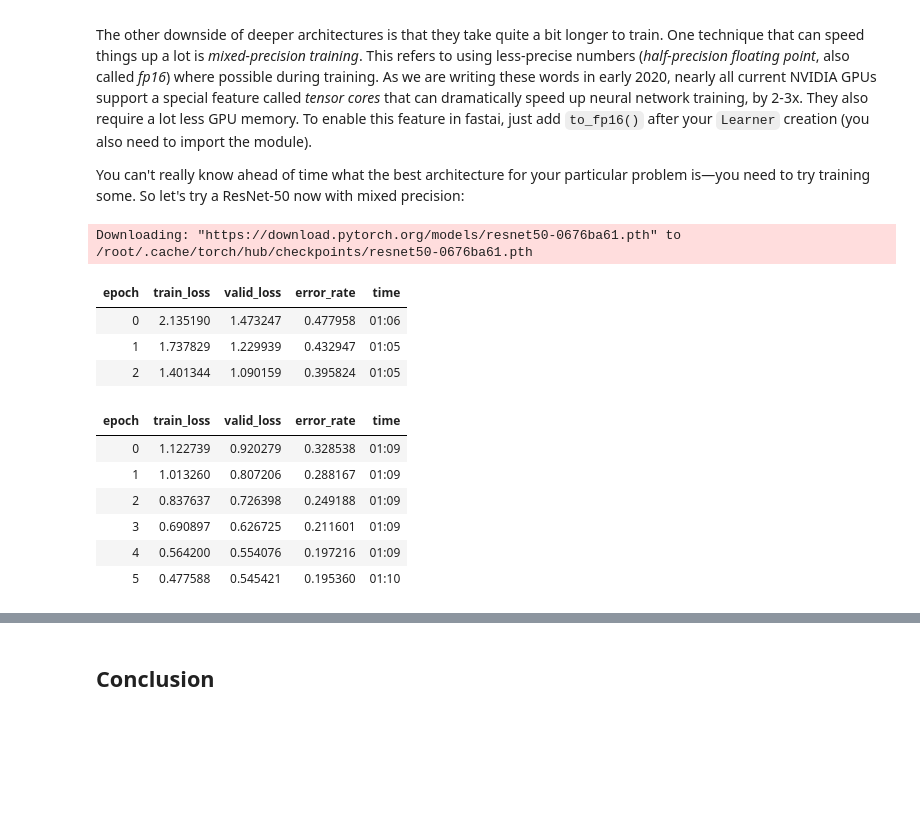
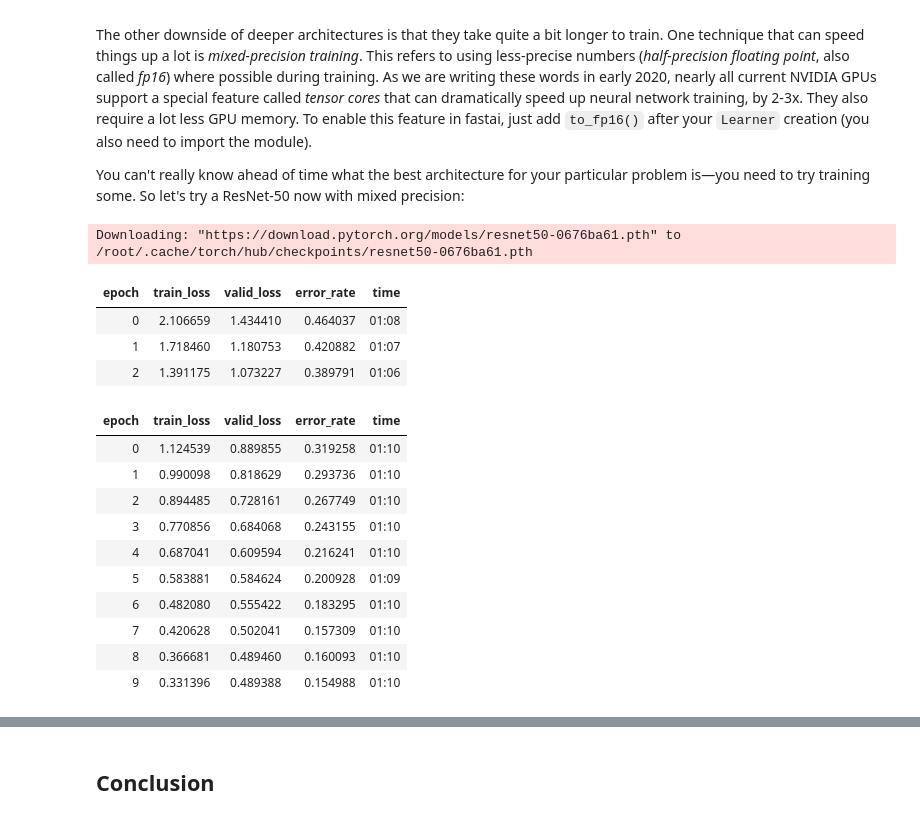
Before and after one commit to afortuny/DeepLearningFastAI, a Jupyter notebook: 05_fine tuning in DL.ipynb, the cells around one changed output, grey strips where cells are left out. Cells and saved outputs as stored; diff of their text form; code cells hidden in the pictures; blank space fills up the shorter version.

```diff
--- a/05_fine tuning in DL.ipynb
+++ b/05_fine tuning in DL.ipynb
@@ -464,17 +413,21 @@ You can't really know ahead of time what the best architecture for your particul
 # %%
 from fastai.callback.fp16 import *
 learn = vision_learner(dls, resnet50, metrics=error_rate).to_fp16()
-learn.fine_tune(6, freeze_epochs=3)
+learn.fine_tune(10, freeze_epochs=3)
 # %% [output]
 Downloading: "https://download.pytorch.org/models/resnet50-0676ba61.pth" to /root/.cache/torch/hub/checkpoints/resnet50-0676ba61.pth
 | epoch | train_loss | valid_loss | error_rate | time |
-| 0 | 2.135190 | 1.473247 | 0.477958 | 01:06 |
-| 1 | 1.737829 | 1.229939 | 0.432947 | 01:05 |
-| 2 | 1.401344 | 1.090159 | 0.395824 | 01:05 |
+| 0 | 2.106659 | 1.434410 | 0.464037 | 01:08 |
+| 1 | 1.718460 | 1.180753 | 0.420882 | 01:07 |
+| 2 | 1.391175 | 1.073227 | 0.389791 | 01:06 |
 | epoch | train_loss | valid_loss | error_rate | time |
-| 0 | 1.122739 | 0.920279 | 0.328538 | 01:09 |
-| 1 | 1.013260 | 0.807206 | 0.288167 | 01:09 |
-| 2 | 0.837637 | 0.726398 | 0.249188 | 01:09 |
-| 3 | 0.690897 | 0.626725 | 0.211601 | 01:09 |
-| 4 | 0.564200 | 0.554076 | 0.197216 | 01:09 |
-| 5 | 0.477588 | 0.545421 | 0.195360 | 01:10 |
+| 0 | 1.124539 | 0.889855 | 0.319258 | 01:10 |
+| 1 | 0.990098 | 0.818629 | 0.293736 | 01:10 |
+| 2 | 0.894485 | 0.728161 | 0.267749 | 01:10 |
+| 3 | 0.770856 | 0.684068 | 0.243155 | 01:10 |
+| 4 | 0.687041 | 0.609594 | 0.216241 | 01:10 |
+| 5 | 0.583881 | 0.584624 | 0.200928 | 01:09 |
+| 6 | 0.482080 | 0.555422 | 0.183295 | 01:10 |
+| 7 | 0.420628 | 0.502041 | 0.157309 | 01:10 |
+| 8 | 0.366681 | 0.489460 | 0.160093 | 01:10 |
+| 9 | 0.331396 | 0.489388 | 0.154988 | 01:10 |
```
Also changed, not shown: parts of 38 cells of this notebook.
